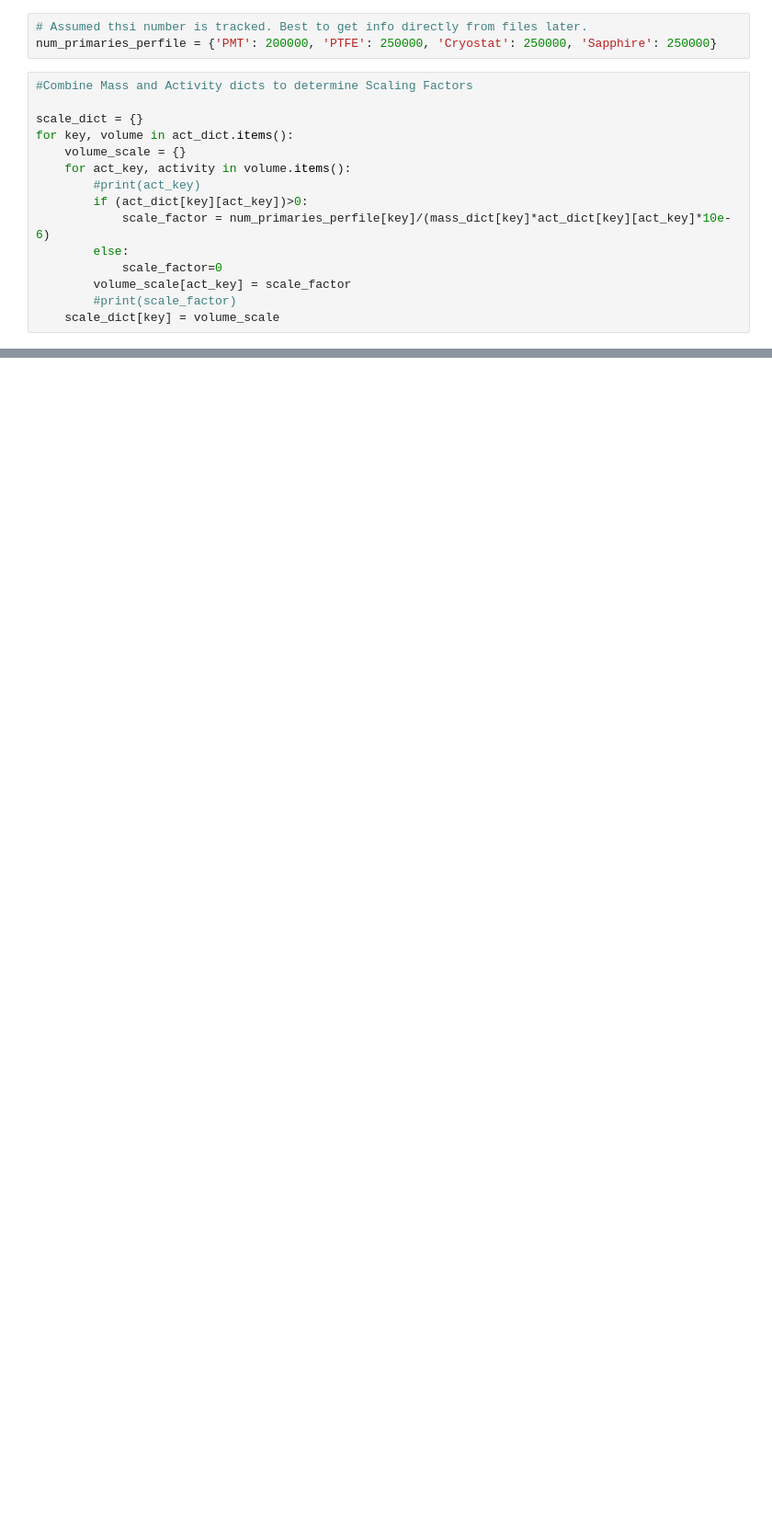
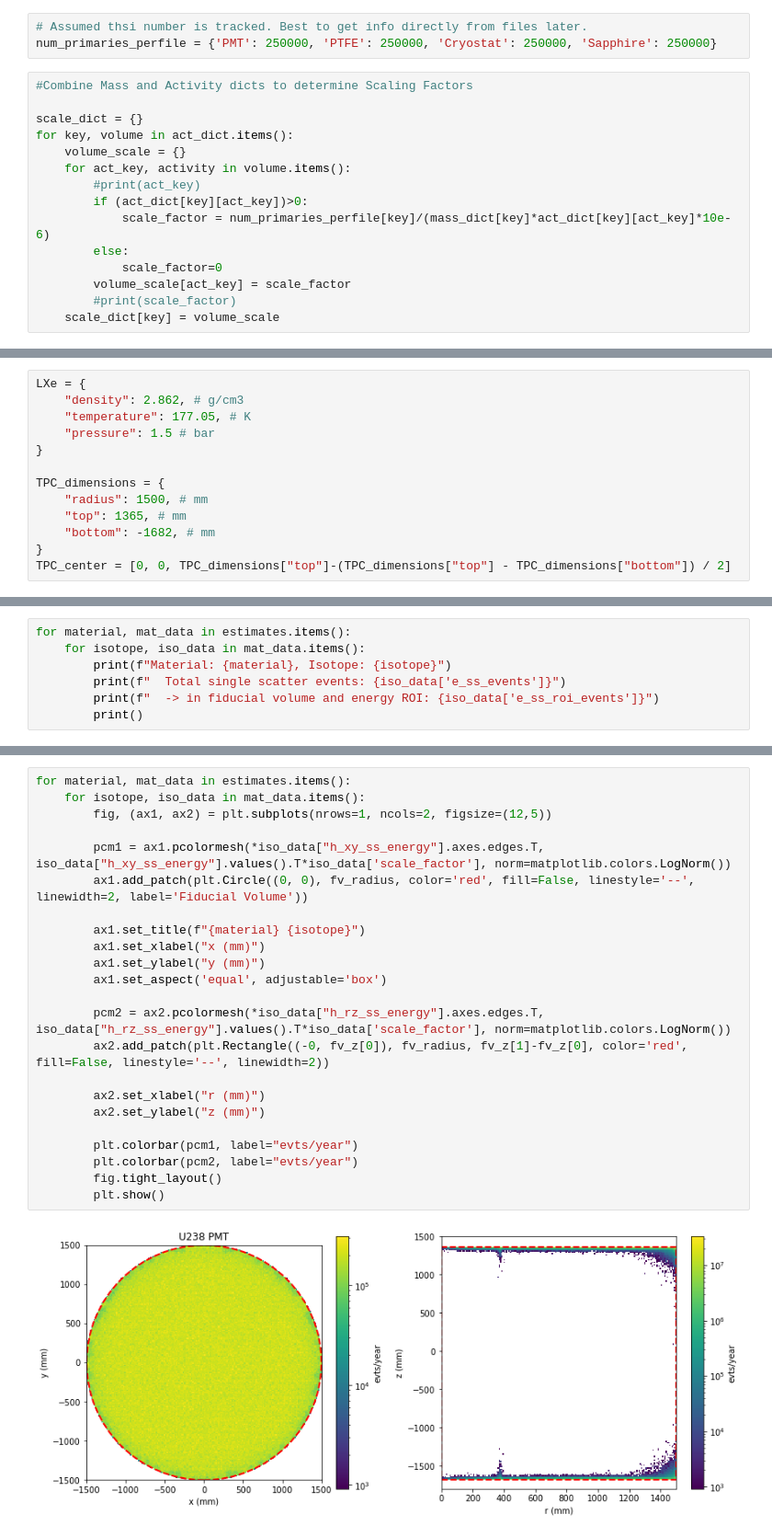
Before and after one commit to jpienaar13/HermeticTPC, a Jupyter notebook: analysis/02_WIS_HTPC_Energy_Spectra.ipynb, the cells around one changed output, grey strips where cells are left out. Shown at 92% size. Drawn from its saved outputs; the diff is of its cells as text; blank space fills up the shorter version.

```diff
--- a/analysis/02_WIS_HTPC_Energy_Spectra.ipynb
+++ b/analysis/02_WIS_HTPC_Energy_Spectra.ipynb
@@ -40,7 +43,7 @@ act_dict = {#'PMT': {'Co60': 700, 'U238': 8000, 'Th232': 500},
 mass_dict = {'PMT': 2240, 'Sapphire': 45, 'PTFE':200, 'Cryostat': 4000}
 # %%
 # Assumed thsi number is tracked. Best to get info directly from files later.
-num_primaries_perfile = {'PMT': 200000, 'PTFE': 250000, 'Cryostat': 250000, 'Sapphire': 250000}
+num_primaries_perfile = {'PMT': 250000, 'PTFE': 250000, 'Cryostat': 250000, 'Sapphire': 250000}
 # %%
 #Combine Mass and Activity dicts to determine Scaling Factors
 
@@ -402,0 +208,13 @@ No files found for key Cryostat, isotope Th232
+# %%
+LXe = {
+    "density": 2.862, # g/cm3
+    "temperature": 177.05, # K
+    "pressure": 1.5 # bar
+}
+
+TPC_dimensions = {
+    "radius": 1500, # mm
+    "top": 1365, # mm
+    "bottom": -1682, # mm
+}
+TPC_center = [0, 0, TPC_dimensions["top"]-(TPC_dimensions["top"] - TPC_dimensions["bottom"]) / 2]
@@ -402,0 +335,7 @@ No files found for key Cryostat, isotope Th232
+# %%
+for material, mat_data in estimates.items():
+    for isotope, iso_data in mat_data.items():
+        print(f"Material: {material}, Isotope: {isotope}")
+        print(f"  Total single scatter events: {iso_data['e_ss_events']}")
+        print(f"  -> in fiducial volume and energy ROI: {iso_data['e_ss_roi_events']}")
+        print()
@@ -402,0 +360,25 @@ No files found for key Cryostat, isotope Th232
+# %%
+for material, mat_data in estimates.items():
+    for isotope, iso_data in mat_data.items():
+        fig, (ax1, ax2) = plt.subplots(nrows=1, ncols=2, figsize=(12,5))
+
+        pcm1 = ax1.pcolormesh(*iso_data["h_xy_ss_energy"].axes.edges.T, iso_data["h_xy_ss_energy"].values().T*iso_data['scale_factor'], norm=matplotlib.colors.LogNorm())
+        ax1.add_patch(plt.Circle((0, 0), fv_radius, color='red', fill=False, linestyle='--', linewidth=2, label='Fiducial Volume'))
+
+        ax1.set_title(f"{material} {isotope}")
+        ax1.set_xlabel("x (mm)")
+        ax1.set_ylabel("y (mm)")
+        ax1.set_aspect('equal', adjustable='box')
+
+        pcm2 = ax2.pcolormesh(*iso_data["h_rz_ss_energy"].axes.edges.T, iso_data["h_rz_ss_energy"].values().T*iso_data['scale_factor'], norm=matplotlib.colors.LogNorm())
+        ax2.add_patch(plt.Rectangle((-0, fv_z[0]), fv_radius, fv_z[1]-fv_z[0], color='red', fill=False, linestyle='--', linewidth=2))
+
+        ax2.set_xlabel("r (mm)")
+        ax2.set_ylabel("z (mm)")
+
+        plt.colorbar(pcm1, label="evts/year")
+        plt.colorbar(pcm2, label="evts/year")
+        fig.tight_layout()
+        plt.show()
+# %% [output]
+[figure, added]
```
Also changed, not shown: parts of 33 cells of this notebook.
